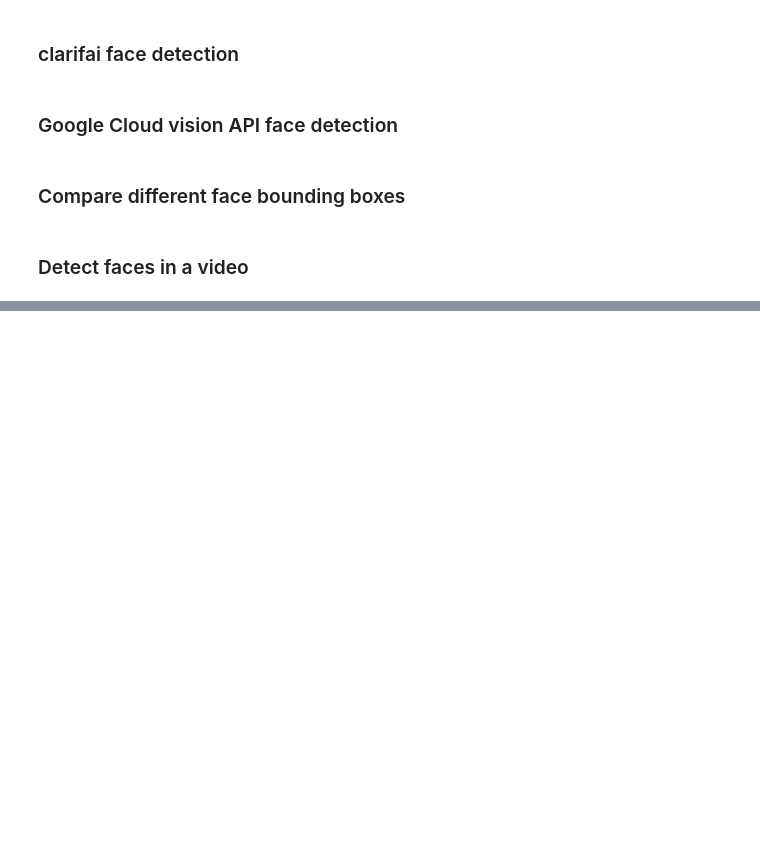
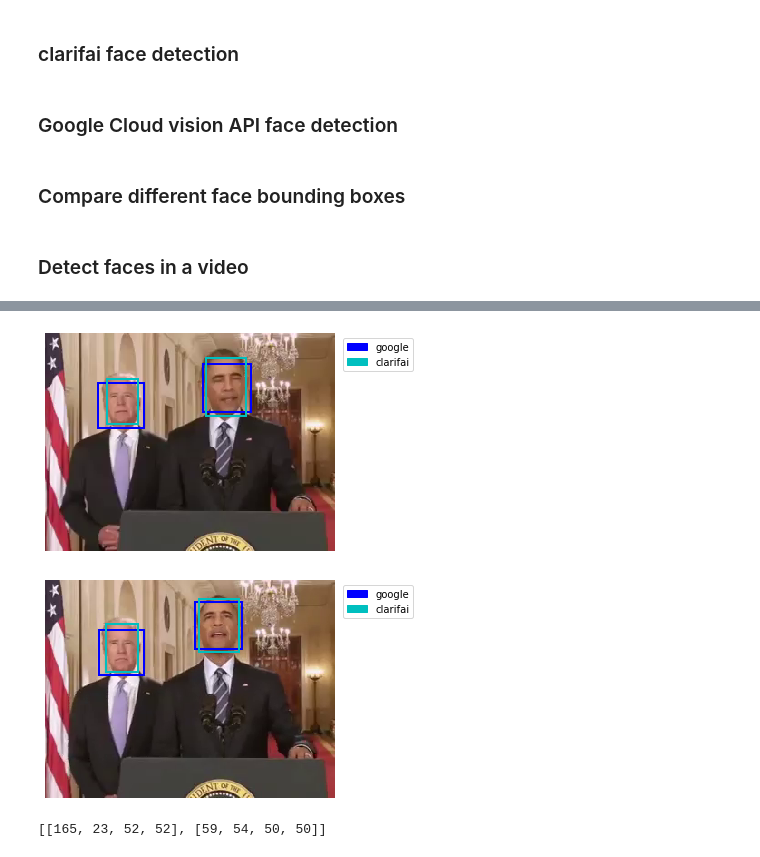
Before and after one commit to jacobtfisher/natstim_neurohack19, a Jupyter notebook: face_annot/code/Facedetection_comparison.ipynb, the cells around one changed output, grey strips where cells are left out. Cells and saved outputs as stored; diff of their text form; code cells hidden in the pictures; blank space fills up the shorter version.

Commit message:
Change plot_boundingBox fx to plot mult API outputs

```diff
--- a/face_annot/code/Facedetection_comparison.ipynb
+++ b/face_annot/code/Facedetection_comparison.ipynb
@@ -383,12 +419,4 @@ print(y)
 # %%
-# Video face extraction with Google
-api = 'google'
-
-# Extract using google API
-ext_google = GoogleVisionAPIFaceExtractor(discovery_file='/Users/Mai/NeuroHackademy-02c15db15c2a.json')
-results_google = ext_google.transform(frames)
-results_google = merge_results(results_google, )
-
 # get bounding boxes for every frame
 coords_dict_google = extract_bounding(results_google, api=api, stim='video')
 
@@ -399,7 +427,7 @@ for i in range(frames.n_frames):
     f_name = f.name
 
     # get coords
-    coords = coords_dict[f_name]
+    coords = coords_dict_google[f_name]
 
     # plot img with box and save
     savename = opj(out_dir, 'img_' + str(i).zfill(3) + '_' + api + '.jpg')
@@ -445,0 +474,6 @@ coords_dict
+# %%
+# Video extraction with pliers
+api = 'pliers'
+ext_pliers = FaceRecognitionFaceLocationsExtractor()
+result_pliers = ext_pliers.transform(frames)
+result_pliers = merge_results(result_pliers)
@@ -446,3 +499,31 @@ coords_dict
+# %%
+# Make images
+
+coords_all = {'google': coords_dict_google, 'clarifai': coords_dict_clarifai}
+
+include_apis = ['google', 'clarifai']
+
+for i in range(2):
+    # get this frame
+    f = frames.get_frame(i)
+    f_data = f.data
+    f_name = f.name
+
+    # get coords for included apis
+    frame_coords = {}
+    for api in include_apis:
+        frame_coords[api] = coords_all[api][f_name]
+
+    # plot img with box and save
+    savename = opj(out_dir, 'img_' + str(i).zfill(3) + '_googleClarifai.jpg')
+    plot_boundingBox(f_data, frame_coords, savename=savename)
+# %% [output]
+[figure, added]
+[figure, added]
+# %%
+frame_coords['google']
+# %% [output]
+[[165, 23, 52, 52], [59, 54, 50, 50]]
 # %%
 # Generate movies
 
```
Also changed, not shown: parts of 12 cells of this notebook.
